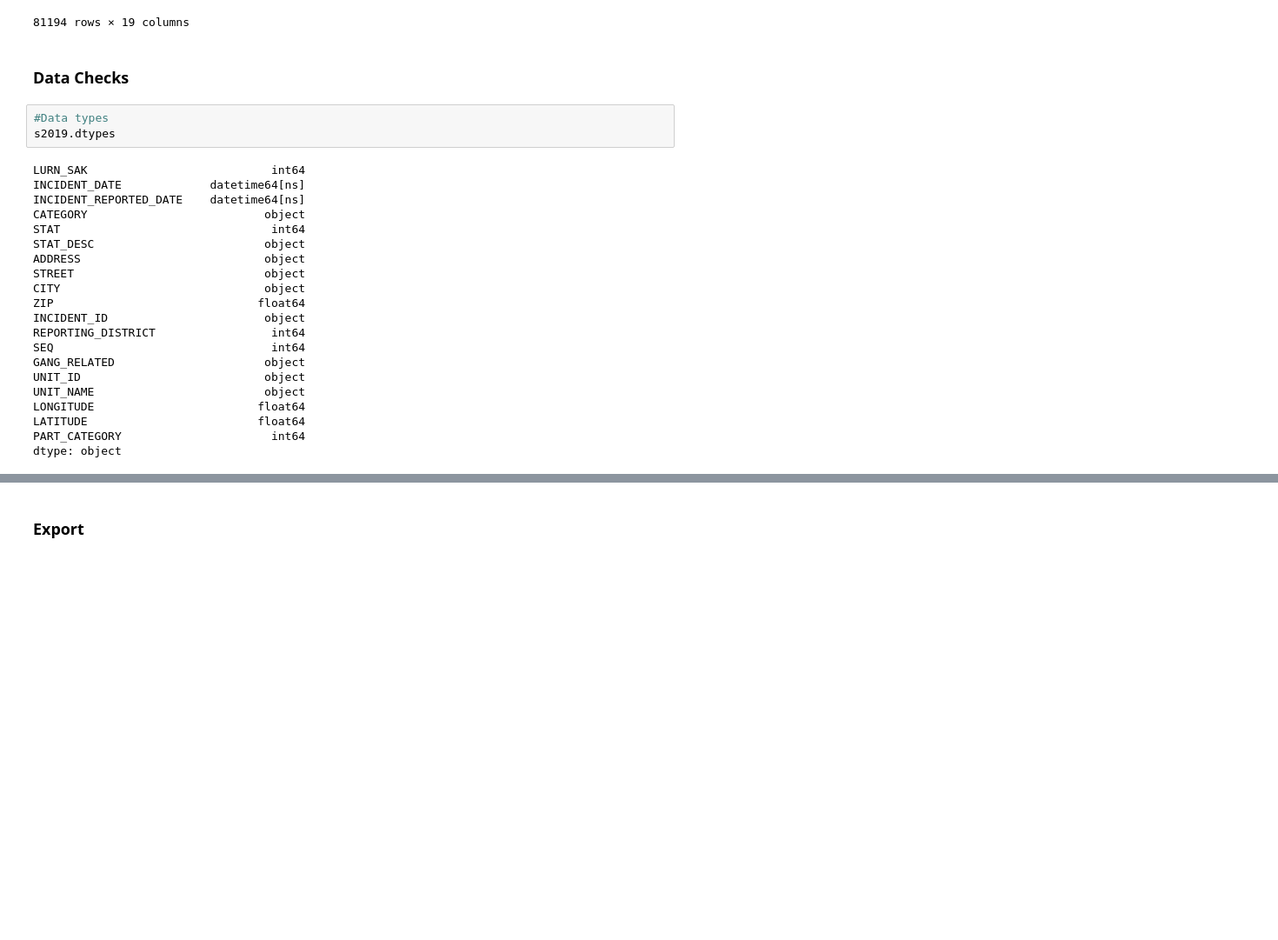
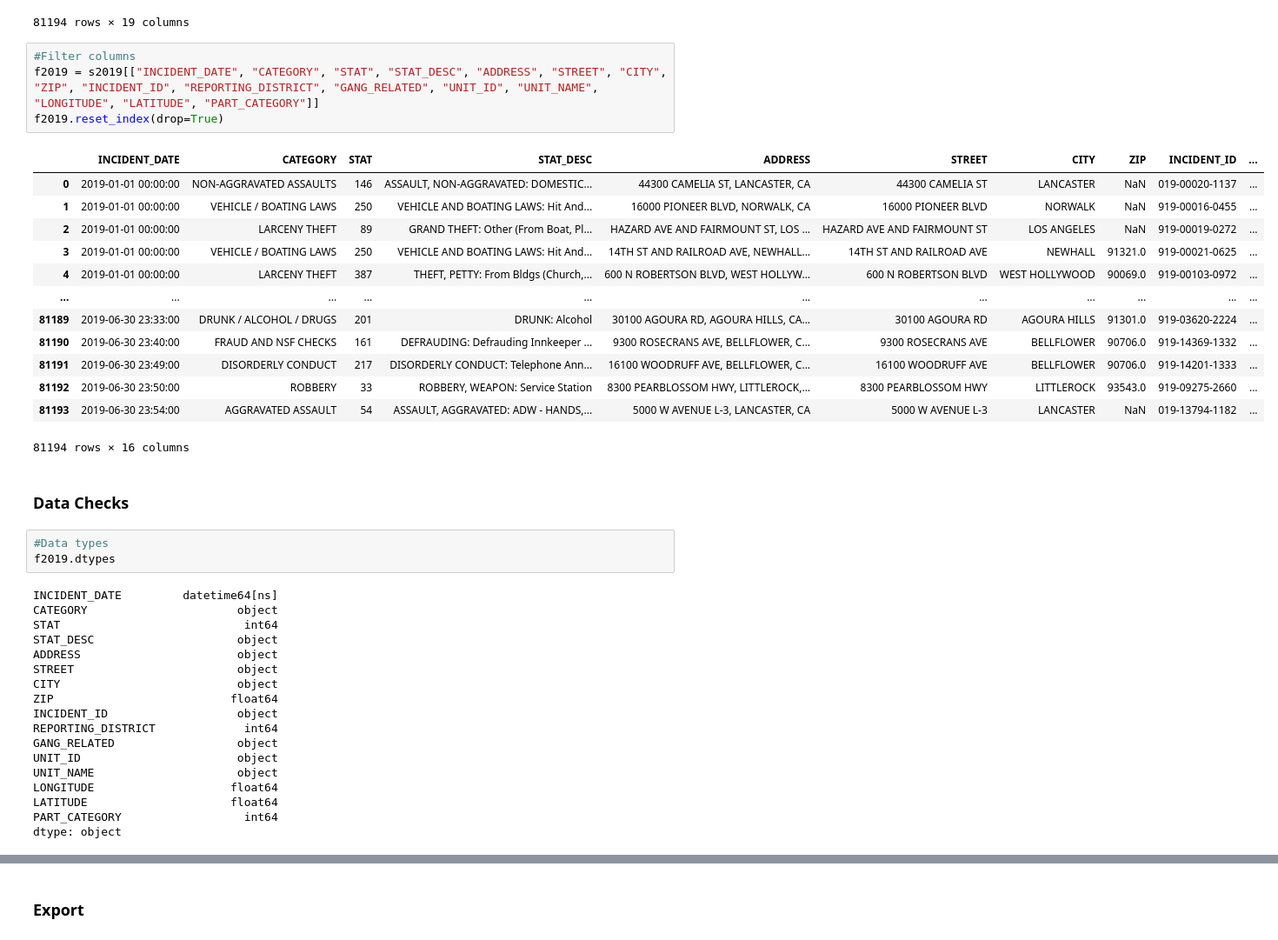
Before and after one commit to H-Dolan/Capstone_LACrime, a Jupyter notebook: year_2019.ipynb, the cells around one changed output, grey strips where cells are left out. Shown at 87% size. Cells and saved outputs as stored; diff of their text form; blank space fills up the shorter version.

Commit message:
filter out unneeded columns

```diff
--- a/year_2019.ipynb
+++ b/year_2019.ipynb
@@ -87,31 +87,46 @@ s2019.reset_index(drop=True)
 | 81192 | 18979091 | 2019-06-30 23:50:00 | 2019-07-01 | ROBBERY | 33 | ROBBERY, WEAPON: Service Station | 8300 PEARBLOSSOM HWY, LITTLEROCK,... | 8300 PEARBLOSSOM HWY | ... |
 | 81193 | 18979108 | 2019-06-30 23:54:00 | 2019-07-01 | AGGRAVATED ASSAULT | 54 | ASSAULT, AGGRAVATED: ADW - HANDS,... | 5000 W AVENUE L-3, LANCASTER, CA | 5000 W AVENUE L-3 | ... |
 81194 rows × 19 columns
+# %%
+#Filter columns
+f2019 = s2019[["INCIDENT_DATE", "CATEGORY", "STAT", "STAT_DESC", "ADDRESS", "STREET", "CITY", "ZIP", "INCIDENT_ID", "REPORTING_DISTRICT", "GANG_RELATED", "UNIT_ID", "UNIT_NAME", "LONGITUDE", "LATITUDE", "PART_CATEGORY"]]
+f2019.reset_index(drop=True)
+# %% [output]
+|  | INCIDENT_DATE | CATEGORY | STAT | STAT_DESC | ADDRESS | STREET | CITY | ZIP | INCIDENT_ID | ... |
+| 0 | 2019-01-01 00:00:00 | NON-AGGRAVATED ASSAULTS | 146 | ASSAULT, NON-AGGRAVATED: DOMESTIC... | 44300 CAMELIA ST, LANCASTER, CA | 44300 CAMELIA ST | LANCASTER | NaN | 019-00020-1137 | ... |
+| 1 | 2019-01-01 00:00:00 | VEHICLE / BOATING LAWS | 250 | VEHICLE AND BOATING LAWS: Hit And... | 16000 PIONEER BLVD, NORWALK, CA | 16000 PIONEER BLVD | NORWALK | NaN | 919-00016-0455 | ... |
+| 2 | 2019-01-01 00:00:00 | LARCENY THEFT | 89 | GRAND THEFT: Other (From Boat, Pl... | HAZARD AVE AND FAIRMOUNT ST, LOS ... | HAZARD AVE AND FAIRMOUNT ST | LOS ANGELES | NaN | 919-00019-0272 | ... |
+| 3 | 2019-01-01 00:00:00 | VEHICLE / BOATING LAWS | 250 | VEHICLE AND BOATING LAWS: Hit And... | 14TH ST AND RAILROAD AVE, NEWHALL... | 14TH ST AND RAILROAD AVE | NEWHALL | 91321.0 | 919-00021-0625 | ... |
+| 4 | 2019-01-01 00:00:00 | LARCENY THEFT | 387 | THEFT, PETTY: From Bldgs (Church,... | 600 N ROBERTSON BLVD, WEST HOLLYW... | 600 N ROBERTSON BLVD | WEST HOLLYWOOD | 90069.0 | 919-00103-0972 | ... |
+| ... | ... | ... | ... | ... | ... | ... | ... | ... | ... | ... |
+| 81189 | 2019-06-30 23:33:00 | DRUNK / ALCOHOL / DRUGS | 201 | DRUNK: Alcohol | 30100 AGOURA RD, AGOURA HILLS, CA... | 30100 AGOURA RD | AGOURA HILLS | 91301.0 | 919-03620-2224 | ... |
+| 81190 | 2019-06-30 23:40:00 | FRAUD AND NSF CHECKS | 161 | DEFRAUDING: Defrauding Innkeeper ... | 9300 ROSECRANS AVE, BELLFLOWER, C... | 9300 ROSECRANS AVE | BELLFLOWER | 90706.0 | 919-14369-1332 | ... |
+| 81191 | 2019-06-30 23:49:00 | DISORDERLY CONDUCT | 217 | DISORDERLY CONDUCT: Telephone Ann... | 16100 WOODRUFF AVE, BELLFLOWER, C... | 16100 WOODRUFF AVE | BELLFLOWER | 90706.0 | 919-14201-1333 | ... |
+| 81192 | 2019-06-30 23:50:00 | ROBBERY | 33 | ROBBERY, WEAPON: Service Station | 8300 PEARBLOSSOM HWY, LITTLEROCK,... | 8300 PEARBLOSSOM HWY | LITTLEROCK | 93543.0 | 919-09275-2660 | ... |
+| 81193 | 2019-06-30 23:54:00 | AGGRAVATED ASSAULT | 54 | ASSAULT, AGGRAVATED: ADW - HANDS,... | 5000 W AVENUE L-3, LANCASTER, CA | 5000 W AVENUE L-3 | LANCASTER | NaN | 019-13794-1182 | ... |
+81194 rows × 16 columns
 # %% [markdown]
 ### Data Checks
 # %%
 #Data types
-s2019.dtypes
+f2019.dtypes
 # %% [output]
-LURN_SAK                           int64
-INCIDENT_DATE             datetime64[ns]
-INCIDENT_REPORTED_DATE    datetime64[ns]
-CATEGORY                          object
-STAT                               int64
-STAT_DESC                         object
-ADDRESS                           object
-STREET                            object
-CITY                              object
-ZIP                              float64
-INCIDENT_ID                       object
-REPORTING_DISTRICT                 int64
-SEQ                                int64
-GANG_RELATED                      object
-UNIT_ID                           object
-UNIT_NAME                         object
-LONGITUDE                        float64
-LATITUDE                         float64
-PART_CATEGORY                      int64
+INCIDENT_DATE         datetime64[ns]
+CATEGORY                      object
+STAT                           int64
+STAT_DESC                     object
+ADDRESS                       object
+STREET                        object
+CITY                          object
+ZIP                          float64
+INCIDENT_ID                   object
+REPORTING_DISTRICT             int64
+GANG_RELATED                  object
+UNIT_ID                       object
+UNIT_NAME                     object
+LONGITUDE                    float64
+LATITUDE                     float64
+PART_CATEGORY                  int64
 dtype: object
 # %%
 #Length (columns)
```
Also changed, not shown: parts of 8 cells of this notebook, 2 other files.
